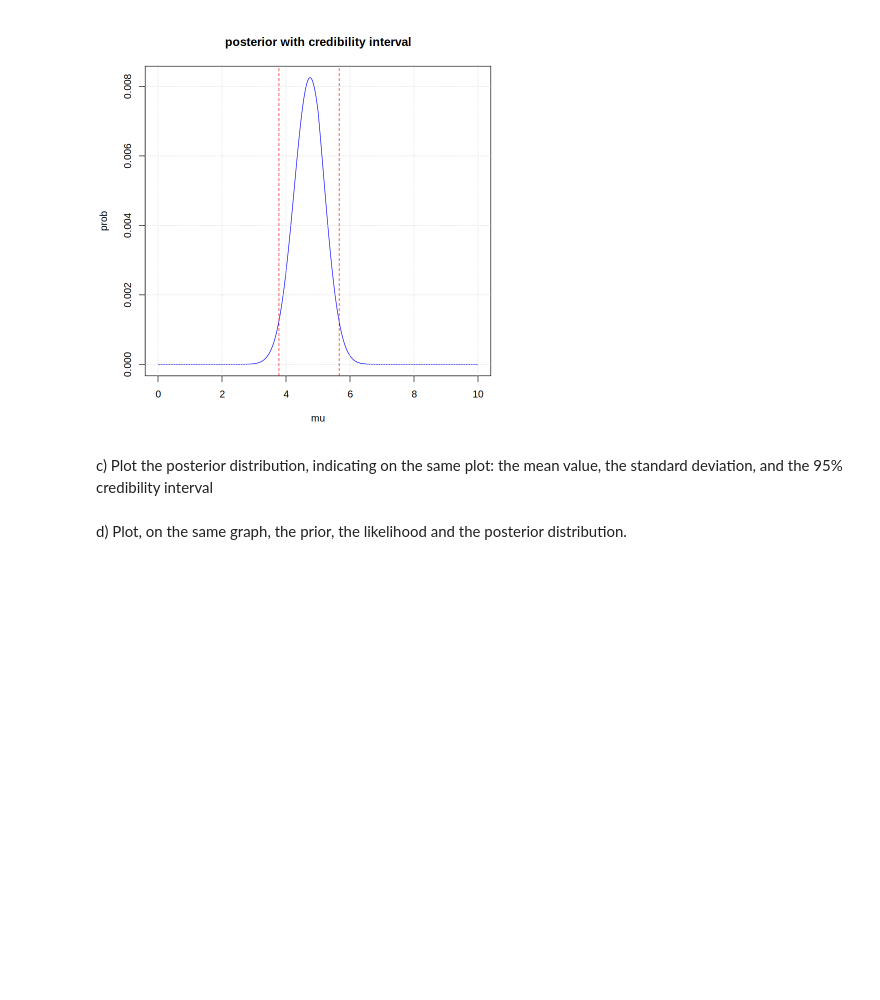
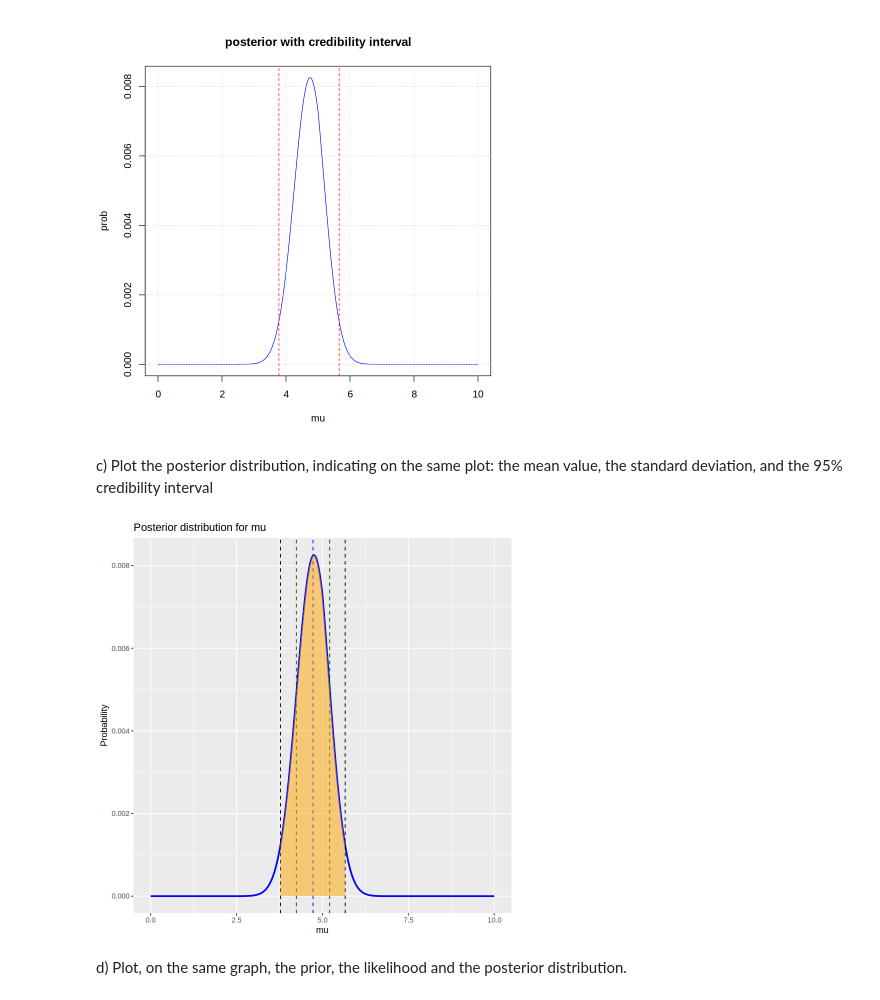
Before and after one commit to sdracia/Advances-Statistics-For-Physics-Analysis, a Jupyter notebook: hw4.ipynb, the cells around one changed output. Saved outputs shown, nothing was run; the diff lists cells and outputs as text; code cells hidden in the pictures; blank space fills up the shorter version.

```diff
--- a/hw4.ipynb
+++ b/hw4.ipynb
@@ -308,3 +332,26 @@ c) Plot the posterior distribution, indicating on the same plot: the mean value,
+# %%
+ggplot(data = data.frame(mu, ps), aes(x = mu, y = ps)) +
+  # geom_point(color = "red", size = 1.5) +
+  geom_line(color = "blue", linewidth = 1) +
+  geom_vline(xintercept = mean,
+             linetype = "dashed", color = "blue") +
+  geom_vline(xintercept = mean - std_dev,
+             linetype = "dashed", color = "#035003") +
+  geom_vline(xintercept = mean + std_dev,
+             linetype = "dashed", color = "#035003") +
+  geom_vline(xintercept = quantiles[1],
+             linetype = "dashed", color = "#000000") +
+  geom_vline(xintercept = quantiles[2],
+             linetype = "dashed", color = "#000000") +
+  geom_ribbon(data = subset(data.frame(mu, ps),
+                            mu >= quantiles[1] & mu <= quantiles[2]),
+              aes(ymin = 0, ymax = ps),
+              fill = "orange", alpha = 0.5) +
+  labs(title = "Posterior distribution for mu",
+       x = "mu",
+       y = "Probability")
+# %% [output]
+[figure, added]
 # %% [markdown]
 d) Plot, on the same graph, the prior, the likelihood and the posterior distribution.
 # %%
```
Also changed, not shown: parts of 12 cells of this notebook.
